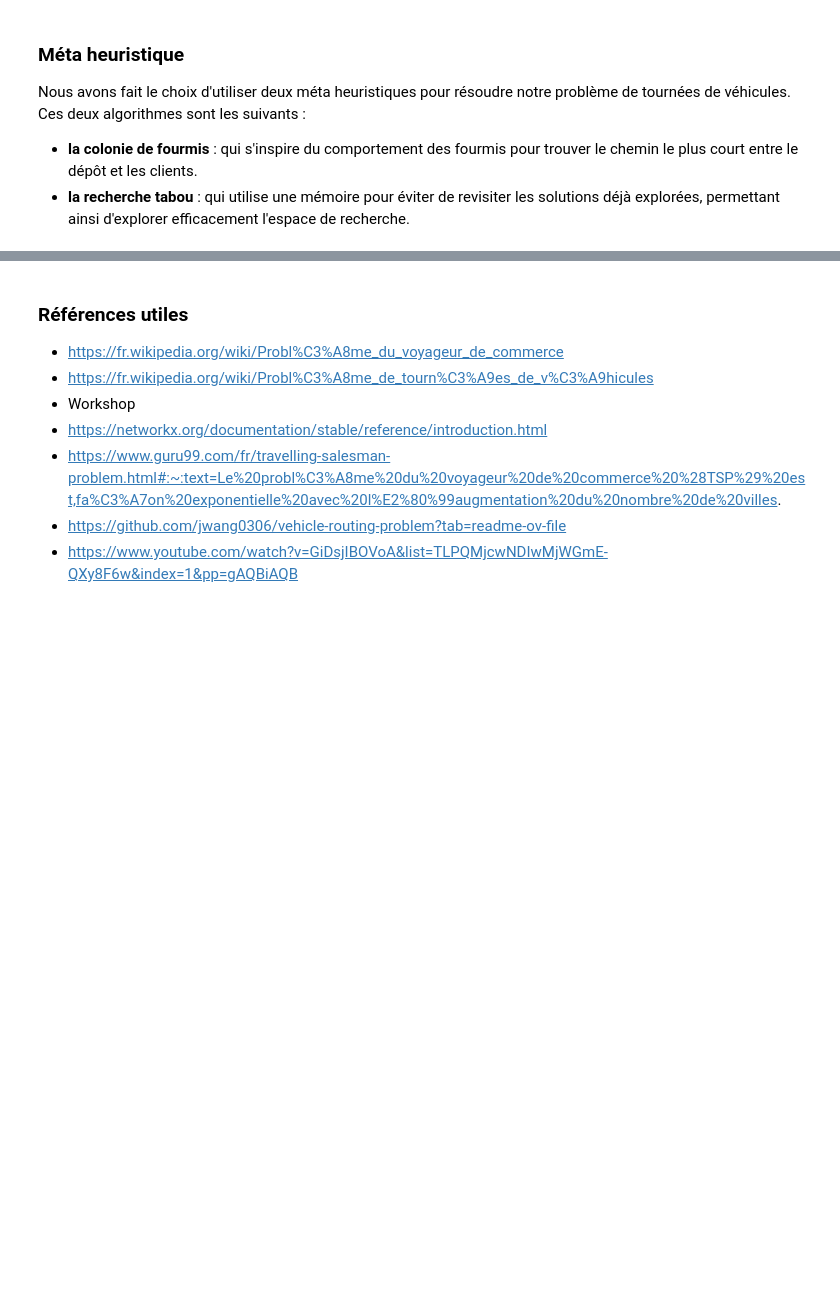
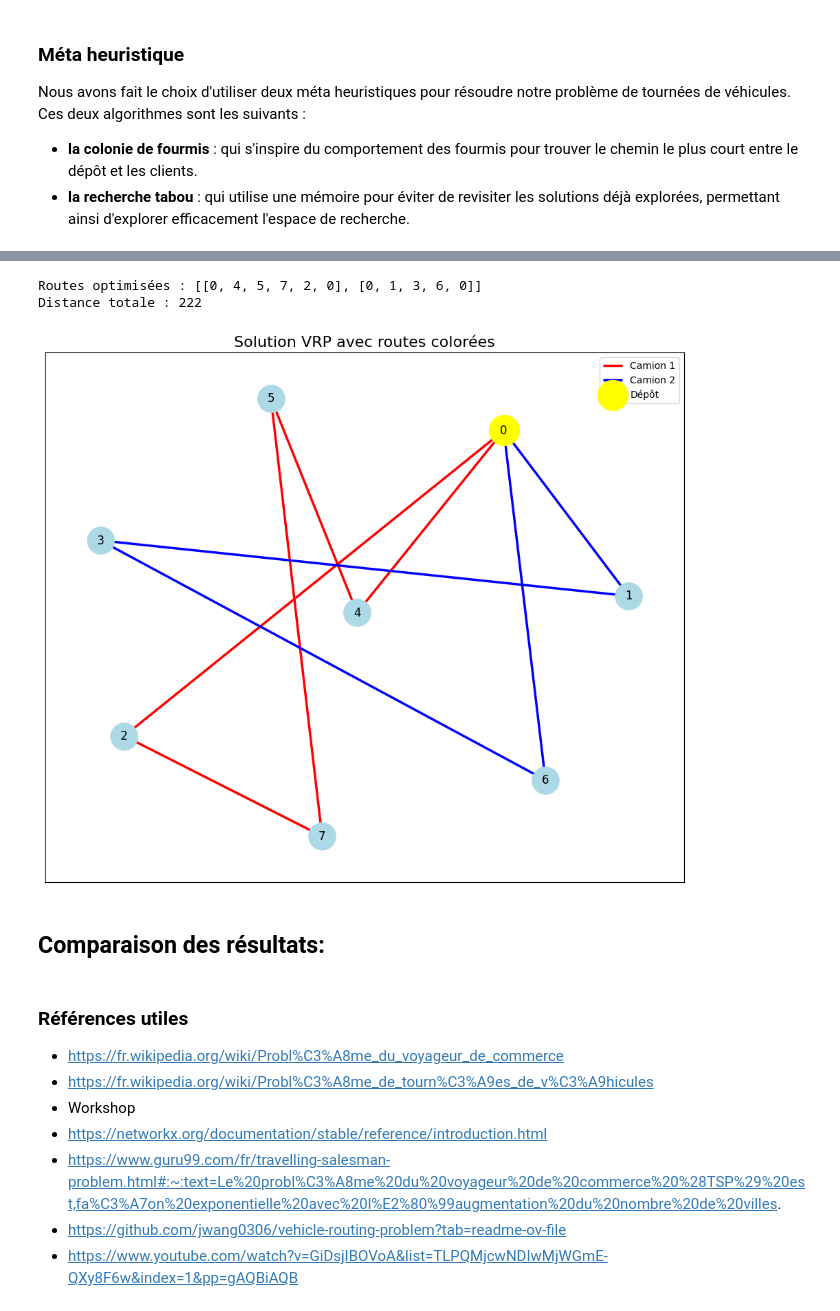
Before and after one commit to Hassen-Medles/Operational-Research, a Jupyter notebook: Livrable1.ipynb, the cells around one changed output, grey strips where cells are left out. Drawn from its saved outputs; the diff is of its cells as text; code cells hidden in the pictures; blank space fills up the shorter version.

```diff
--- a/Livrable1.ipynb
+++ b/Livrable1.ipynb
@@ -560,3 +558,68 @@ def tabu_vrp(graph, depot, max_iter=100, tabu_tenure=10):
+# %%
+def tabu_vrp_with_node_limit(graph, depot, max_nodes, max_iter=100, tabu_tenure=10):
+    nodes = list(graph.nodes())
+    nodes.remove(depot)
+    random.shuffle(nodes)
+
+
+    num_vehicles = (len(nodes) + max_nodes - 2) // (max_nodes - 1)
+    current_solution = [[depot] + nodes[i::num_vehicles] + [depot] for i in range(num_vehicles)]
+    best_solution = current_solution[:]
+
+    def calculate_cost(solution):
+        total_cost = 0
+        for route in solution:
+            if len(route) - 2 > max_nodes:
+                return float('inf')
+            for i in range(len(route) - 1):
+                total_cost += graph[route[i]][route[i + 1]]['distance']
+        return total_cost
+
+    best_cost = calculate_cost(best_solution)
+    tabu_list = []
+
+    for _ in range(max_iter):
+        neighbors = []
+        for i in range(len(current_solution)):
+            for j in range(len(current_solution)):
+                if i != j:
+                    for k in range(1, len(current_solution[i]) - 1):
+                        for l in range(1, len(current_solution[j]) - 1):
+                            new_solution = [route[:] for route in current_solution]
+                            new_solution[i][k], new_solution[j][l] = new_solution[j][l], new_solution[i][k]
+                            if all(len(route) - 2 <= max_nodes for route in new_solution):
+                                neighbors.append((new_solution, (i, j, k, l)))
+
+        # Trier les voisins par coût
+        neighbors = [(sol, move, calculate_cost(sol)) for sol, move in neighbors if move not in tabu_list]
+        neighbors.sort(key=lambda x: x[2])
+
+        # Sélectionner le meilleur voisin
+        if neighbors:
+            best_neighbor, best_move, best_neighbor_cost = neighbors[0]
+            current_solution = best_neighbor
+            tabu_list.append(best_move)
+            if len(tabu_list) > tabu_tenure:
+                tabu_list.pop(0)
+
+            # Mettre à jour la meilleure solution
+            if best_neighbor_cost < best_cost:
+                best_solution = best_neighbor
+                best_cost = best_neighbor_cost
+
+    return best_solution, best_cost
+
+
+best_routes, best_distance = tabu_vrp_with_node_limit(G, depot=0, max_nodes=5, max_iter=100, tabu_tenure=10)
+print("Routes optimisées :", best_routes)
+print("Distance totale :", best_distance)
+plot_vrp_solution(G, best_routes, depot=0)
+# %% [output]
+Routes optimisées : [[0, 4, 5, 7, 2, 0], [0, 1, 3, 6, 0]]
+Distance totale : 222
+[figure, added]
+# %% [markdown]
+## Comparaison des résultats:
 # %% [markdown]
 ### Références utiles
 
```
Also changed, not shown: parts of 9 cells of this notebook.
